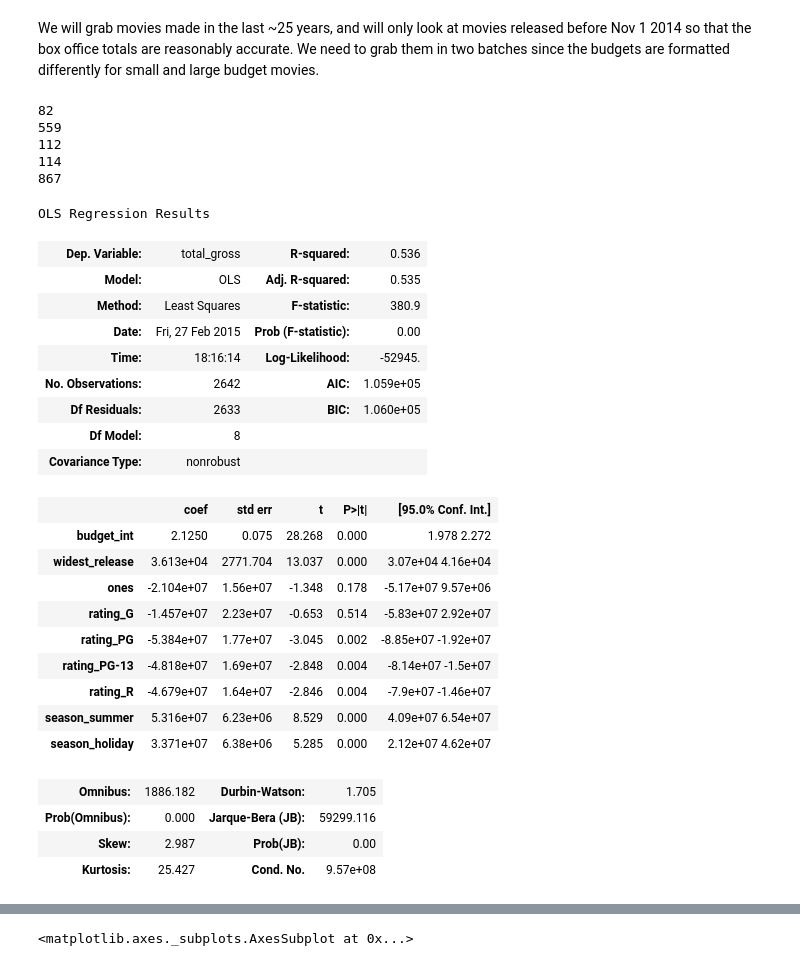
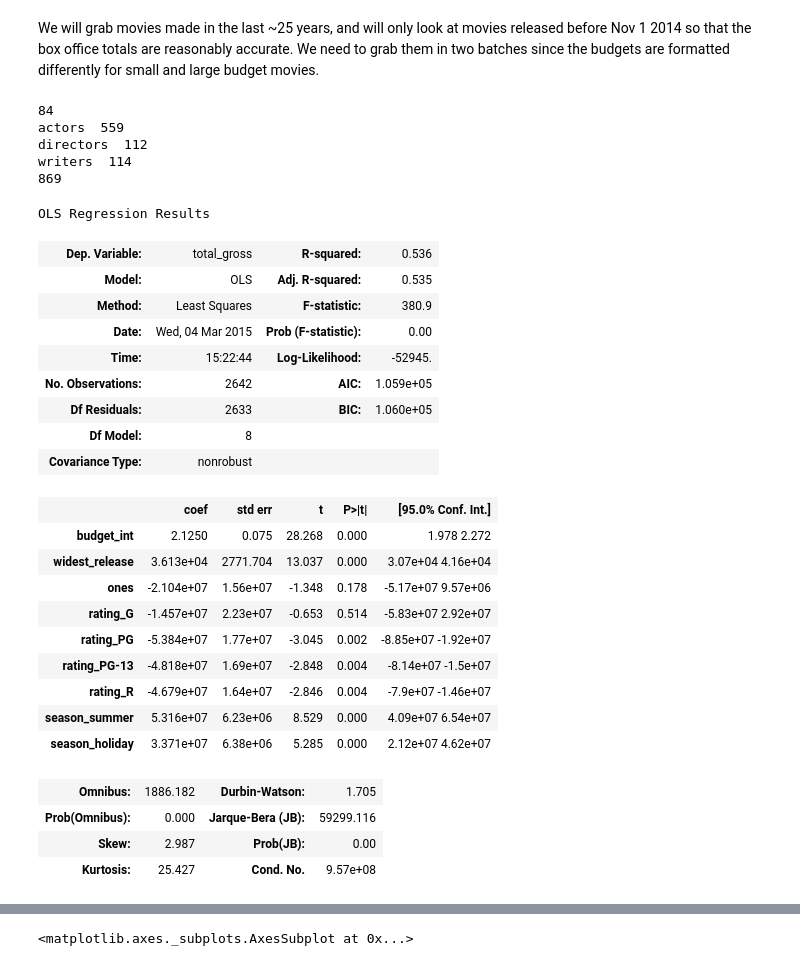
Before and after one commit to michaelmoliterno/metis-projects, a Jupyter notebook: luther/MovieAnalysis.ipynb, the cells around one changed output, grey strips where cells are left out. Drawn from its saved outputs; the diff is of its cells as text; code cells hidden in the pictures.

```diff
--- a/luther/MovieAnalysis.ipynb
+++ b/luther/MovieAnalysis.ipynb
@@ -264,16 +266,16 @@ def dummify_players(movies_df,min_occurances=5):
 # %%
 print len(movies_df.columns)
 movies_df, model_actors, model_directors, model_writers = dummify_players(movies_df,5)
-print len(model_actors)
-print len(model_directors)
-print len(model_writers)
+print 'actors ', len(model_actors)
+print 'directors ', len(model_directors)
+print 'writers ', len(model_writers)
 print len(movies_df.columns)
 # %% [output]
-82
-559
-112
-114
-867
+84
+actors  559
+directors  112
+writers  114
+869
 # %%
 model_ratings =  ['rating_G','rating_PG','rating_PG-13','rating_R']
 dummy_ratings = pd.get_dummies(movies_df['rating'], prefix='rating')
@@ -299,17 +301,17 @@ from sklearn import linear_model
 # %%
 y_cols = ['budget_int','widest_release','ones'] + model_ratings + model_seasons
 
 y = movies_df['total_gross']
 X = movies_df[y_cols]
-linmodel_min5apps = sm.OLS(y, X).fit()
-linmodel_min5apps.summary()
+linmodel = sm.OLS(y, X).fit()
+linmodel.summary()
 # %% [output]
 OLS Regression Results
 | Dep. Variable: | total_gross | R-squared: | 0.536 |
 | Model: | OLS | Adj. R-squared: | 0.535 |
 | Method: | Least Squares | F-statistic: | 380.9 |
-| Date: | Fri, 27 Feb 2015 | Prob (F-statistic): | 0.00 |
-| Time: | 18:16:14 | Log-Likelihood: | -52945. |
+| Date: | Wed, 04 Mar 2015 | Prob (F-statistic): | 0.00 |
+| Time: | 15:22:44 | Log-Likelihood: | -52945. |
 | No. Observations: | 2642 | AIC: | 1.059e+05 |
 | Df Residuals: | 2633 | BIC: | 1.060e+05 |
 | Df Model: | 8 |  |  |
```
Also changed, not shown: parts of 19 cells of this notebook.
